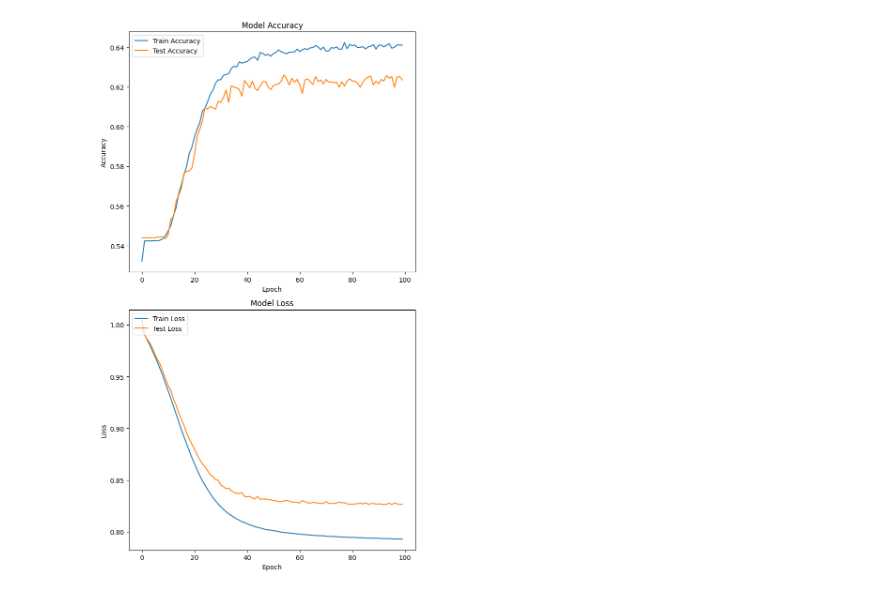
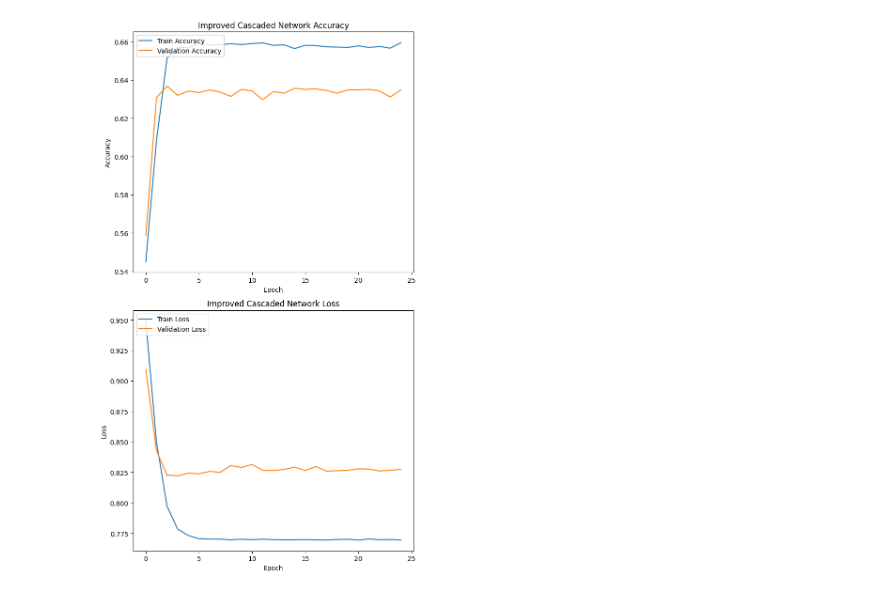
Before and after one commit to Paul-Winpenny/CompBioProject, a Jupyter notebook: Project.ipynb, the cells around one changed output. Drawn from its saved outputs; the diff is of its cells as text; code cells hidden in the pictures.

```diff
--- a/Project.ipynb
+++ b/Project.ipynb
@@ -108,10 +106,0 @@ def build_model(input_shape):
-# %%
-
-model = build_model(windowed_input_train.shape[1])
-
-# Train the model
-history = model.fit(windowed_input_train, np.array(elab_train), epochs=100, validation_data=(windowed_input_test, np.array(elab_test)), batch_size=32)
-
-# Evaluate the model
-test_loss, test_accuracy = model.evaluate(windowed_input_test, np.array(elab_test))
-print("Test accuracy:", test_accuracy)
@@ -135,0 +107,17 @@ Test accuracy: 0.6234794855117798
+# %%
+X_train = windowed_input_train
+y_train = elab_train
+X_test = windowed_input_test
+y_test = elab_test
+
+# Define and train models
+first_network = build_first_network(input_shape=X_train.shape[1])
+second_network = build_second_network()
+
+# Train both models and get their histories
+history1, history2 = train_cascade(first_network, second_network, X_train, y_train, X_test, y_test)
+
+# Evaluate models
+intermediate_output_test = first_network.predict(X_test)
+test_loss, test_accuracy = second_network.evaluate(intermediate_output_test, y_test)
+print("Test accuracy:", test_accuracy)
@@ -136,28 +287,27 @@ Test accuracy: 0.6234794855117798
 # %%
-
 # Set up a figure to host two subplots vertically
 plt.figure(figsize=(7, 12))  # Adjusted figure size for vertical layout
 
 # Subplot for the accuracy
 plt.subplot(2, 1, 1)  # 2 rows, 1 column, 1st subplot (top)
-plt.plot(history.history['accuracy'], label='Train Accuracy')
-plt.plot(history.history['val_accuracy'], label='Test Accuracy')
-plt.title('Model Accuracy')
+plt.plot(history2.history['accuracy'], label='Train Accuracy')  # Use history2 for the second model
+plt.plot(history2.history['val_accuracy'], label='Validation Accuracy')  # Use history2 for the second model
+plt.title('Improved Cascaded Network Accuracy')  # Update the title
 plt.ylabel('Accuracy')
 plt.xlabel('Epoch')
 plt.legend(loc='upper left')
 
 # Subplot for the loss
 plt.subplot(2, 1, 2)  # 2 rows, 1 column, 2nd subplot (bottom)
-plt.plot(history.history['loss'], label='Train Loss')
-plt.plot(history.history['val_loss'], label='Test Loss')
-plt.title('Model Loss')
+plt.plot(history2.history['loss'], label='Train Loss')  # Use history2 for the second model
+plt.plot(history2.history['val_loss'], label='Validation Loss')  # Use history2 for the second model
+plt.title('Improved Cascaded Network Loss')  # Update the title
 plt.ylabel('Loss')
 plt.xlabel('Epoch')
 plt.legend(loc='upper left')
 
 plt.tight_layout()  # Adjust layout to prevent overlap
 plt.show()
 # %% [output]
-[figure, old version]
+[figure, new version]
 # %%
```
Also changed, not shown: parts of 14 cells of this notebook, 4 other files.
